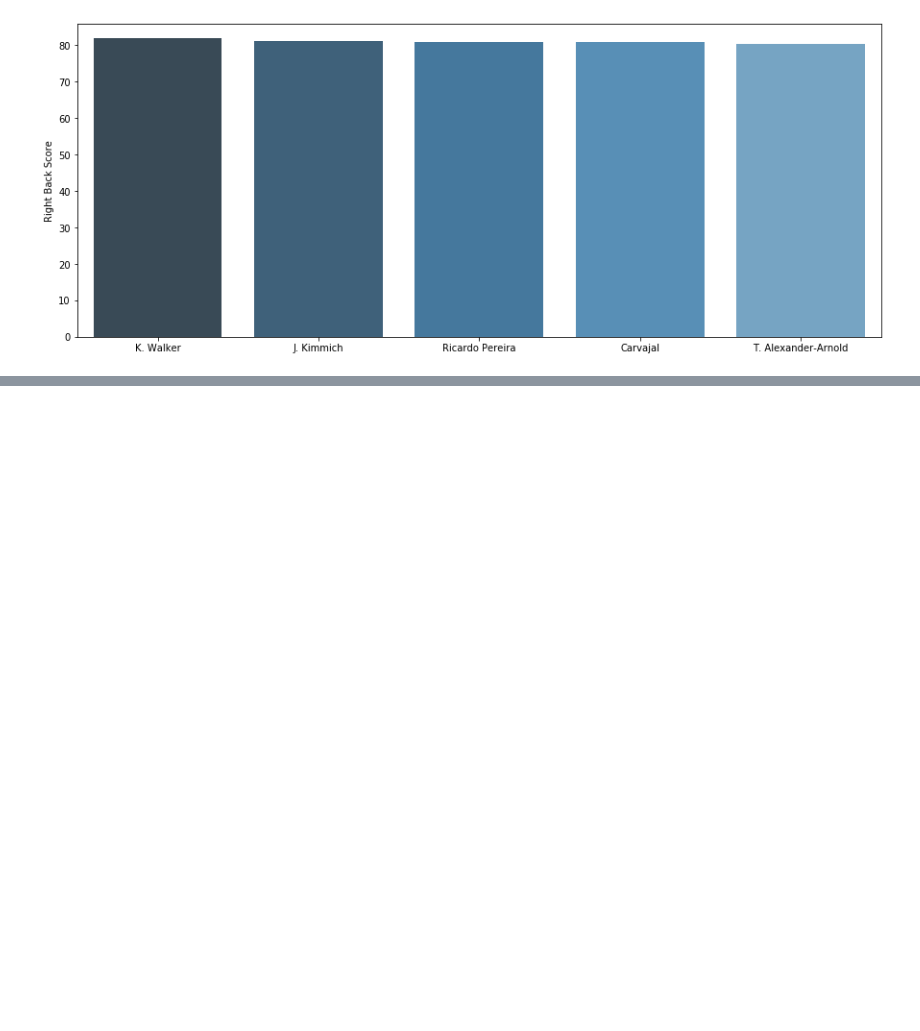
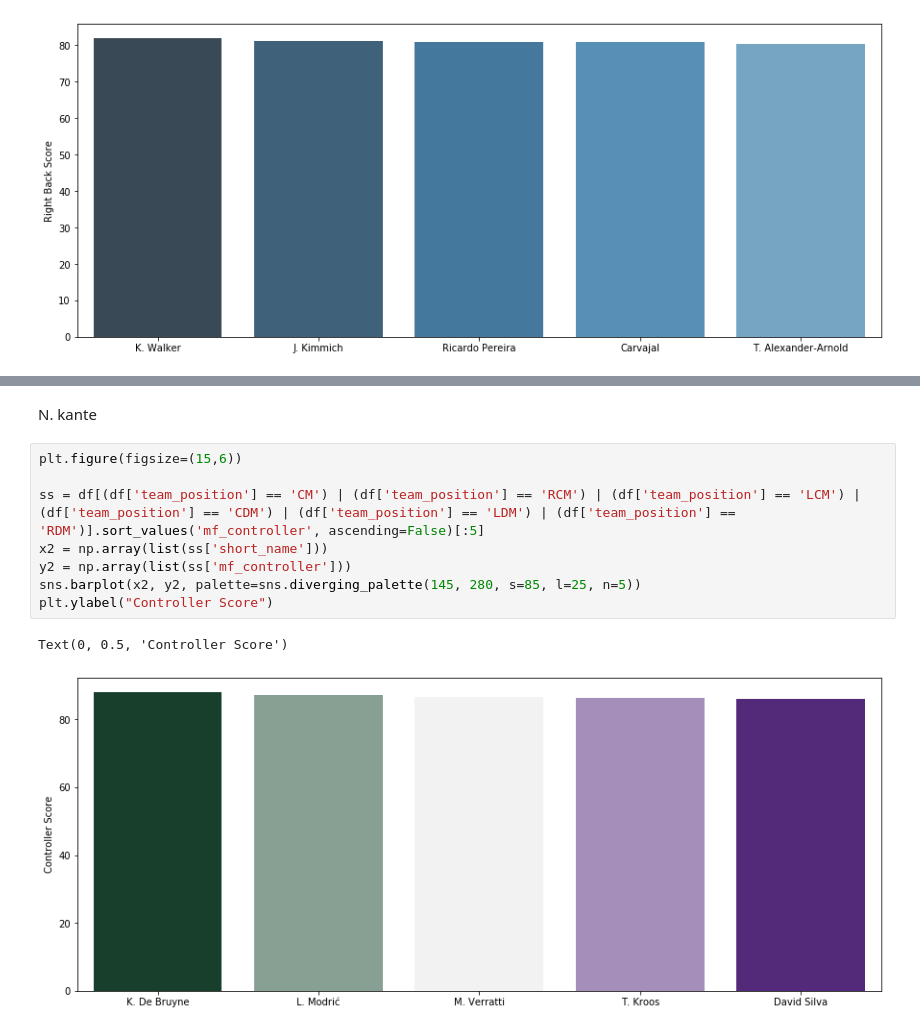
Before and after one commit to johnseo1026/TIL-H, a Jupyter notebook: best11 분석을 통해 만들기.ipynb, the cells around one changed output, grey strips where cells are left out. Cells and saved outputs as stored; diff of their text form; blank space fills up the shorter version.

```diff
--- a/best11 분석을 통해 만들기.ipynb
+++ b/best11 분석을 통해 만들기.ipynb
@@ -106,0 +128,13 @@ Text(0, 0.5, 'Right Back Score')
+# %% [markdown]
+N. kante
+# %%
+plt.figure(figsize=(15,6))
+
+ss = df[(df['team_position'] == 'CM') | (df['team_position'] == 'RCM') | (df['team_position'] == 'LCM') | (df['team_position'] == 'CDM') | (df['team_position'] == 'LDM') | (df['team_position'] == 'RDM')].sort_values('mf_controller', ascending=False)[:5]
+x2 = np.array(list(ss['short_name']))
+y2 = np.array(list(ss['mf_controller']))
+sns.barplot(x2, y2, palette=sns.diverging_palette(145, 280, s=85, l=25, n=5))
+plt.ylabel("Controller Score")
+# %% [output]
+Text(0, 0.5, 'Controller Score')
+[figure, added]
```
Also changed, not shown: parts of 25 cells of this notebook, 1 other file.
